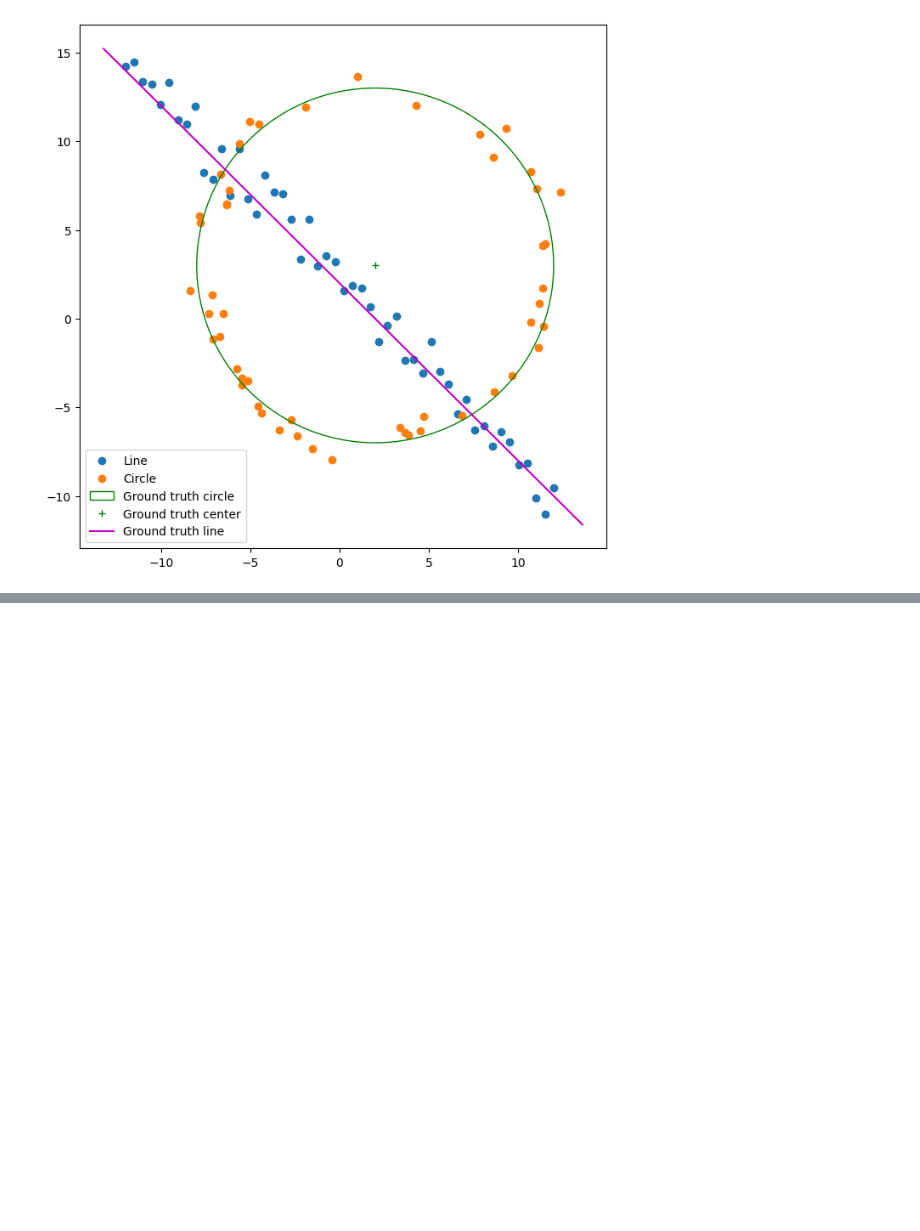
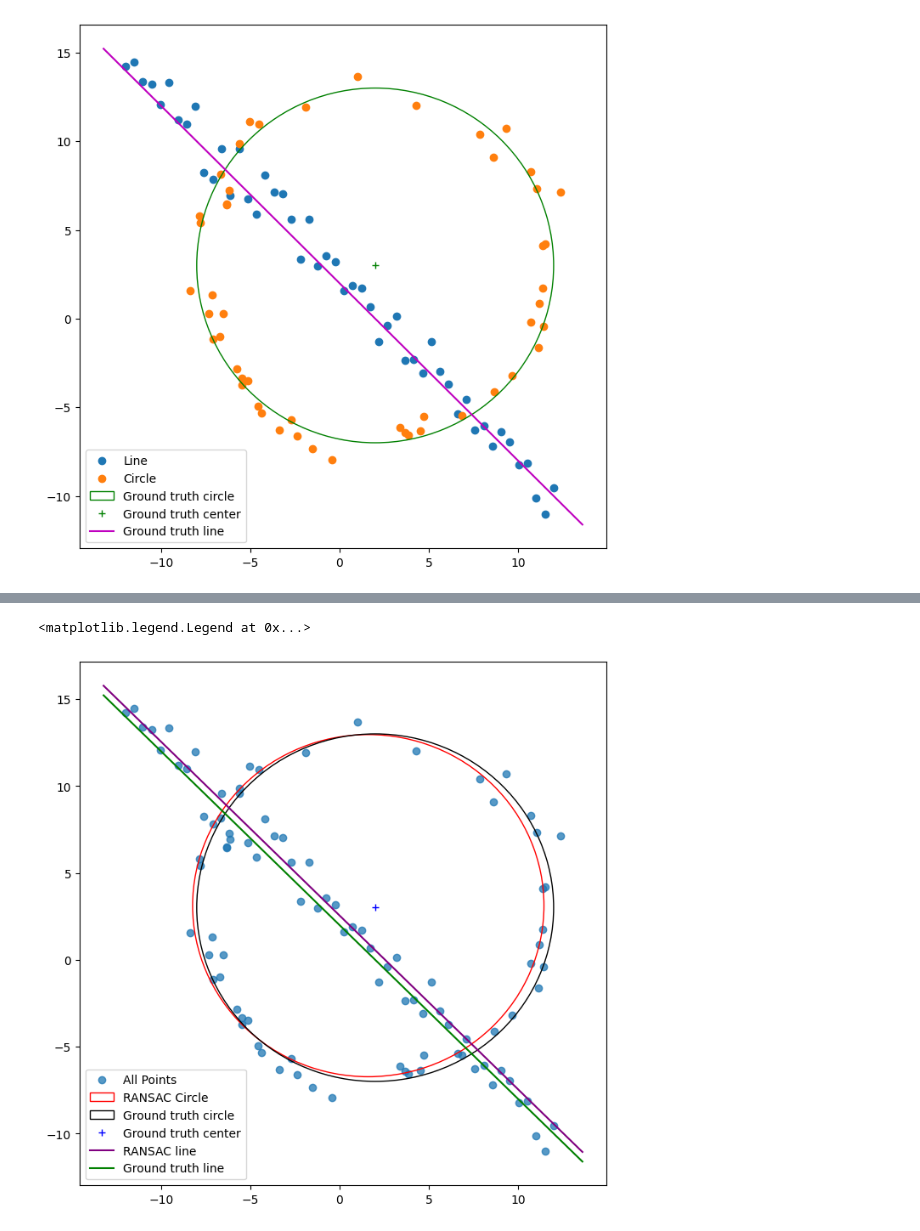
Before and after one commit to KavinduKariyawasam/Fitting-and-Alignment, a Jupyter notebook: Assignment2.ipynb, the cells around one changed output, grey strips where cells are left out. Saved outputs shown, nothing was run; the diff lists cells and outputs as text; code cells hidden in the pictures; blank space fills up the shorter version.

```diff
--- a/Assignment2.ipynb
+++ b/Assignment2.ipynb
@@ -69,6 +69,7 @@ fig, ax = plt.subplots(1, 1, figsize=(8, 8))
 ax.scatter(X_line[:, 0], X_line[:, 1], label='Line')
 ax.scatter(X_circ[:, 0], X_circ[:, 1], label='Circle')
 
+r_ground = r
 # Ground truth circle
 circle_gt = plt.Circle((x0_gt, y0_gt), r, color='g', fill=False, label='Ground truth circle')
 ax.add_patch(circle_gt)
@@ -166,9 +167,9 @@ ax.scatter(dataset[:,0],dataset[:,1], label='All points')
 ax.scatter(dataset[best_inliers_line,0],dataset[best_inliers_line,1], color='y', label='Inliers')
 ax.scatter(best_sample_line[:,0],best_sample_line[:,1], color='r', label='Best sample')
 x_min, x_max = ax.get_xlim()
-x_ = np.array([x_min, x_max])
-y_ = (-best_model_line[1]*x_ + best_model_line[2])/best_model_line[1]
-plt.plot(x_, y_,  label='RANSAC line')
+x_ran = np.array([x_min, x_max])
+y_ran = (-best_model_line[1]*x_ + best_model_line[2])/best_model_line[1]
+plt.plot(x_ran, y_ran,  label='RANSAC line')
 x_ = np.array([x_min, x_max])
 y_ = m*x_ + b0
 plt.plot(x_, y_, color='m', label='Ground truth line')
@@ -263,0 +265,20 @@ Estimated Circle Parameters: x=1.60, y=3.24, r=10.02
+# %%
+fig, ax = plt.subplots(figsize=(8, 8))
+ax.scatter(dataset[:, 0], dataset[:, 1], label='All Points', alpha = 0.75)
+circle = plt.Circle((best_circle[0], best_circle[1]), best_circle[2], color='r', fill=False, label='RANSAC Circle')
+ax.add_patch(circle)
+
+circle_gt = plt.Circle((x0_gt, y0_gt), r_ground, color='black', fill=False, label='Ground truth circle')
+ax.add_patch(circle_gt)
+ax.plot(x0_gt, y0_gt, '+b', label='Ground truth center')
+
+#ax.scatter(X_remnant[:, 0], X_remnant[:, 1], label='Circle Inliers', color='y')
+plt.plot(x_ran, y_ran, color='purple', label='RANSAC line')
+x_ = np.array([x_min, x_max])
+y_ = m*x_ + b0
+plt.plot(x_, y_, color='green', label='Ground truth line')
+plt.legend()
+ax.legend()
+# %% [output]
+<matplotlib.legend.Legend at 0x...>
+[figure, added]
```
Also changed, not shown: parts of 4 cells of this notebook, 3 other files.
